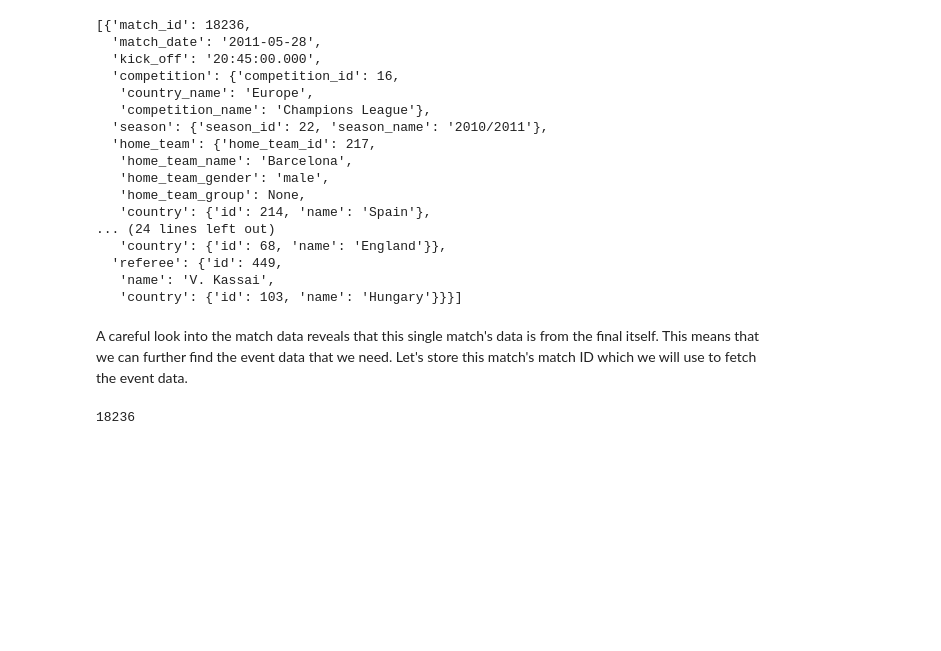
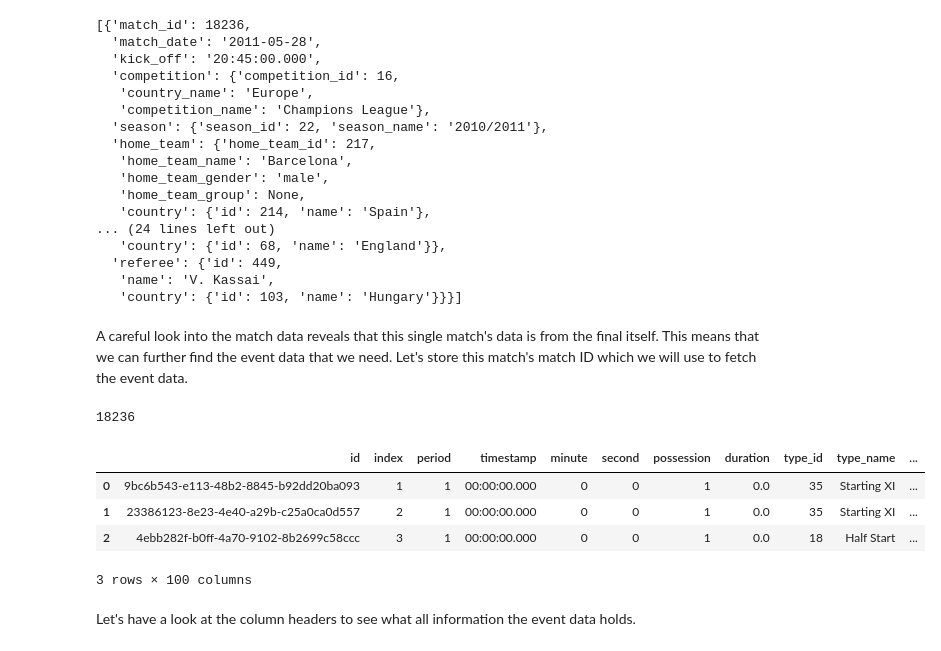
Before and after one commit to prateek-senapati/friends-of-tracking, a Jupyter notebook: 2. Event Data - Shot and Pass Maps.ipynb, the cells around one changed output. Drawn from its saved outputs; the diff is of its cells as text; code cells hidden in the pictures; blank space fills up the shorter version.

```diff
--- a/2. Event Data - Shot and Pass Maps.ipynb
+++ b/2. Event Data - Shot and Pass Maps.ipynb
@@ -65,0 +78,10 @@ match_id
+# %%
+df.head(3)
+# %% [output]
+|  | id | index | period | timestamp | minute | second | possession | duration | type_id | type_name | ... |
+| 0 | 9bc6b543-e113-48b2-8845-b92dd20ba093 | 1 | 1 | 00:00:00.000 | 0 | 0 | 1 | 0.0 | 35 | Starting XI | ... |
+| 1 | 23386123-8e23-4e40-a29b-c25a0ca0d557 | 2 | 1 | 00:00:00.000 | 0 | 0 | 1 | 0.0 | 35 | Starting XI | ... |
+| 2 | 4ebb282f-b0ff-4a70-9102-8b2699c58ccc | 3 | 1 | 00:00:00.000 | 0 | 0 | 1 | 0.0 | 18 | Half Start | ... |
+3 rows × 100 columns
+# %% [markdown]
+Let's have a look at the column headers to see what all information the event data holds.
```
Also changed, not shown: parts of 16 cells of this notebook.
